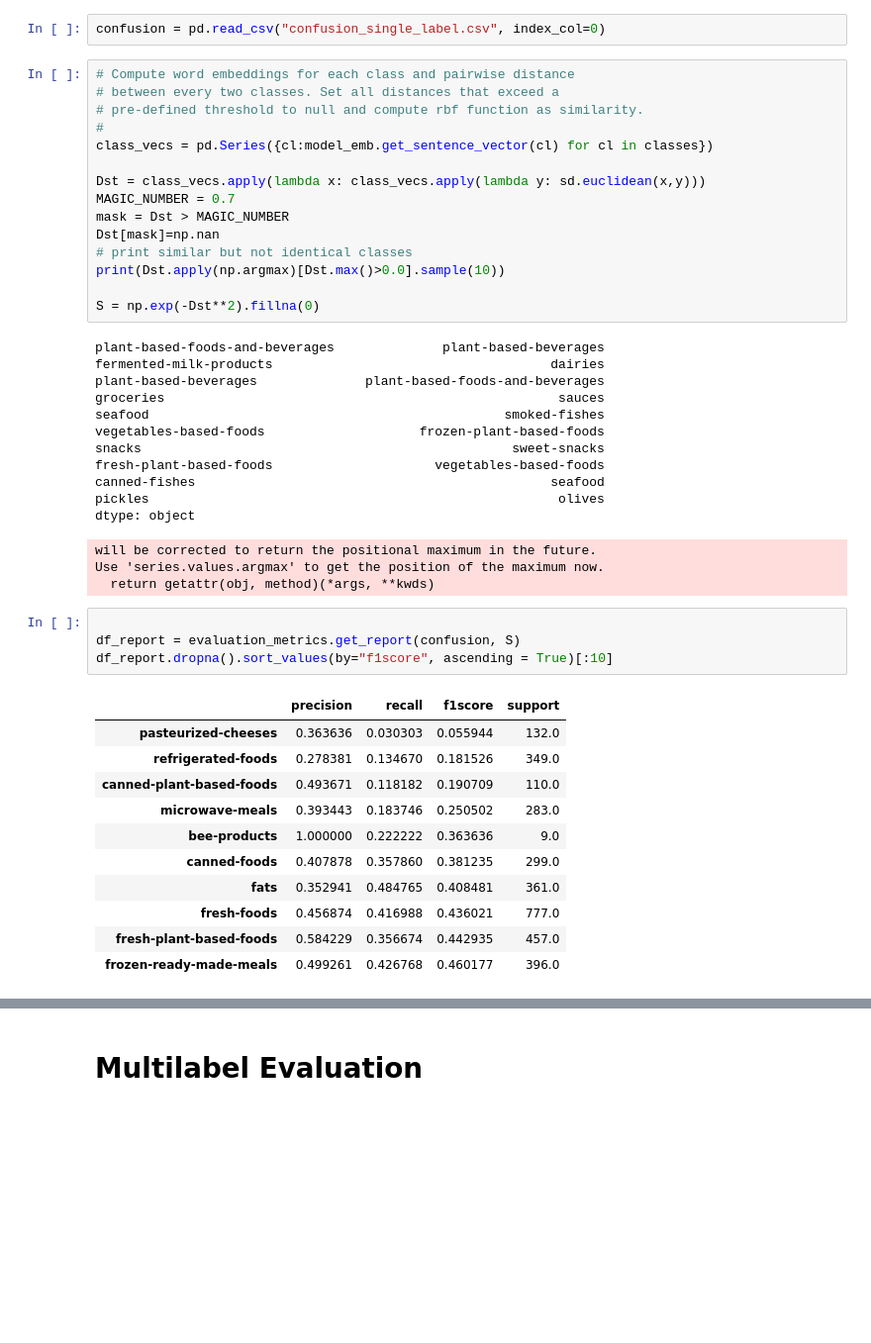
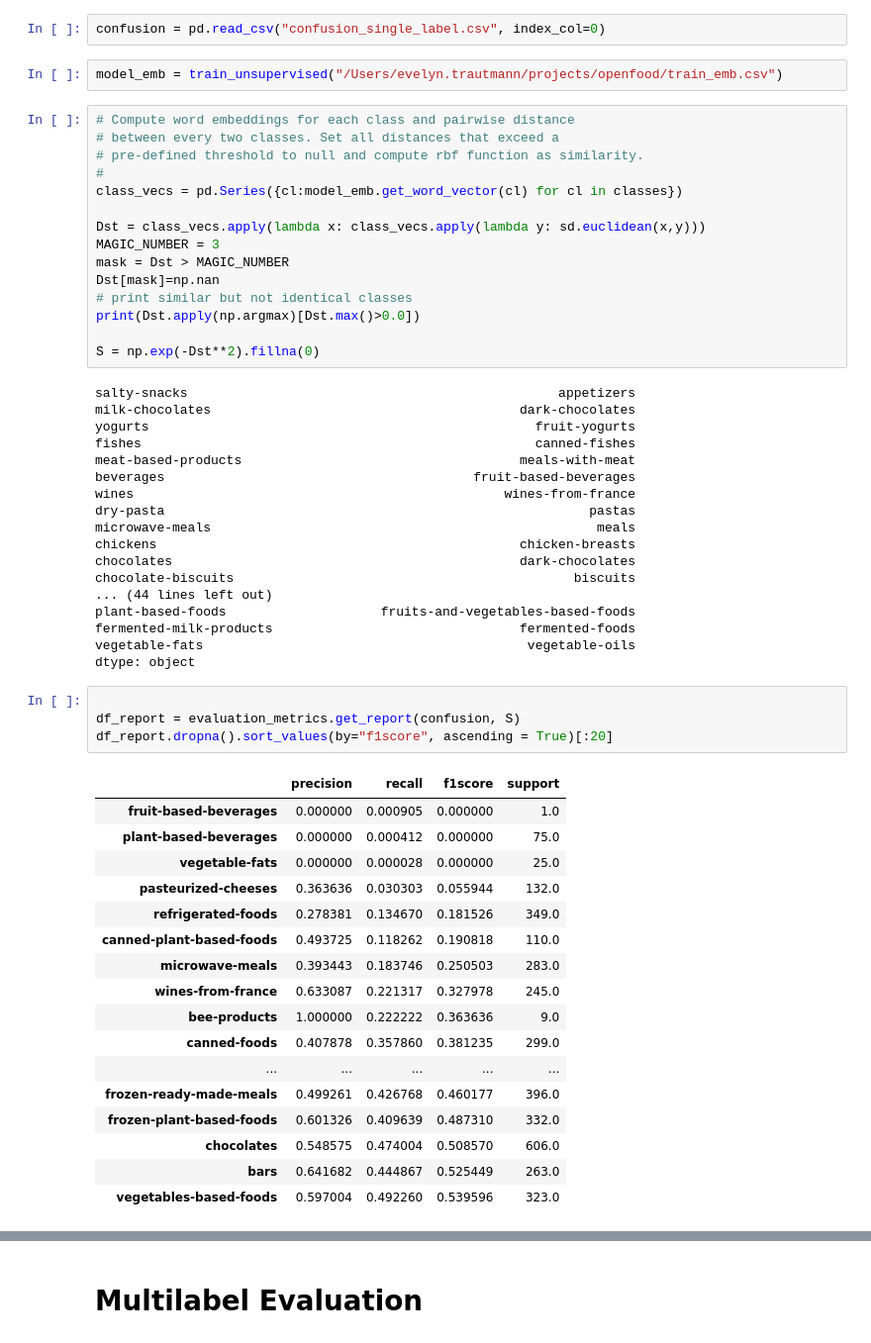
Before and after one commit to metterlein/evaluate_supervised, a Jupyter notebook: OpenFoodFactExample.ipynb, the cells around one changed output, grey strips where cells are left out. Shown: that part at 99% size. Cells and saved outputs as stored; diff of their text form; blank space fills up the shorter version.

Commit message:
compute word instead of sentence vectors

```diff
--- a/OpenFoodFactExample.ipynb
+++ b/OpenFoodFactExample.ipynb
@@ -258,52 +258,63 @@ Wall time: 3min 41s
 evaluation_metrics.get_confusion??
 # %%
 confusion = pd.read_csv("confusion_single_label.csv", index_col=0)
+# %%
+model_emb = train_unsupervised("/Users/evelyn.trautmann/projects/openfood/train_emb.csv")
 # %%
 # Compute word embeddings for each class and pairwise distance
 # between every two classes. Set all distances that exceed a
 # pre-defined threshold to null and compute rbf function as similarity.
 #
-class_vecs = pd.Series({cl:model_emb.get_sentence_vector(cl) for cl in classes})
+class_vecs = pd.Series({cl:model_emb.get_word_vector(cl) for cl in classes})
 
 Dst = class_vecs.apply(lambda x: class_vecs.apply(lambda y: sd.euclidean(x,y)))
-MAGIC_NUMBER = 0.7
+MAGIC_NUMBER = 3
 mask = Dst > MAGIC_NUMBER
 Dst[mask]=np.nan
 # print similar but not identical classes
-print(Dst.apply(np.argmax)[Dst.max()>0.0].sample(10))
+print(Dst.apply(np.argmax)[Dst.max()>0.0])
 
 S = np.exp(-Dst**2).fillna(0)
 # %% [output]
-plant-based-foods-and-beverages              plant-based-beverages
-fermented-milk-products                                    dairies
-plant-based-beverages              plant-based-foods-and-beverages
-groceries                                                   sauces
-seafood                                              smoked-fishes
-vegetables-based-foods                    frozen-plant-based-foods
-snacks                                                sweet-snacks
-fresh-plant-based-foods                     vegetables-based-foods
-canned-fishes                                              seafood
-pickles                                                     olives
+salty-snacks                                                appetizers
+milk-chocolates                                        dark-chocolates
+yogurts                                                  fruit-yogurts
+fishes                                                   canned-fishes
+meat-based-products                                    meals-with-meat
+beverages                                        fruit-based-beverages
+wines                                                wines-from-france
+dry-pasta                                                       pastas
+microwave-meals                                                  meals
+chickens                                               chicken-breasts
+chocolates                                             dark-chocolates
+chocolate-biscuits                                            biscuits
+... (44 lines left out)
+plant-based-foods                    fruits-and-vegetables-based-foods
+fermented-milk-products                                fermented-foods
+vegetable-fats                                          vegetable-oils
 dtype: object
-will be corrected to return the positional maximum in the future.
-Use 'series.values.argmax' to get the position of the maximum now.
-  return getattr(obj, method)(*args, **kwds)
 # %%
 
 df_report = evaluation_metrics.get_report(confusion, S)
-df_report.dropna().sort_values(by="f1score", ascending = True)[:10]
+df_report.dropna().sort_values(by="f1score", ascending = True)[:20]
 # %% [output]
 |  | precision | recall | f1score | support |
+| fruit-based-beverages | 0.000000 | 0.000905 | 0.000000 | 1.0 |
+| plant-based-beverages | 0.000000 | 0.000412 | 0.000000 | 75.0 |
+| vegetable-fats | 0.000000 | 0.000028 | 0.000000 | 25.0 |
 | pasteurized-cheeses | 0.363636 | 0.030303 | 0.055944 | 132.0 |
 | refrigerated-foods | 0.278381 | 0.134670 | 0.181526 | 349.0 |
-| canned-plant-based-foods | 0.493671 | 0.118182 | 0.190709 | 110.0 |
-| microwave-meals | 0.393443 | 0.183746 | 0.250502 | 283.0 |
+| canned-plant-based-foods | 0.493725 | 0.118262 | 0.190818 | 110.0 |
+| microwave-meals | 0.393443 | 0.183746 | 0.250503 | 283.0 |
+| wines-from-france | 0.633087 | 0.221317 | 0.327978 | 245.0 |
 | bee-products | 1.000000 | 0.222222 | 0.363636 | 9.0 |
 | canned-foods | 0.407878 | 0.357860 | 0.381235 | 299.0 |
-| fats | 0.352941 | 0.484765 | 0.408481 | 361.0 |
-| fresh-foods | 0.456874 | 0.416988 | 0.436021 | 777.0 |
-| fresh-plant-based-foods | 0.584229 | 0.356674 | 0.442935 | 457.0 |
+| ... | ... | ... | ... | ... |
 | frozen-ready-made-meals | 0.499261 | 0.426768 | 0.460177 | 396.0 |
+| frozen-plant-based-foods | 0.601326 | 0.409639 | 0.487310 | 332.0 |
+| chocolates | 0.548575 | 0.474004 | 0.508570 | 606.0 |
+| bars | 0.641682 | 0.444867 | 0.525449 | 263.0 |
+| vegetables-based-foods | 0.597004 | 0.492260 | 0.539596 | 323.0 |
 # %%
 evaluation_metrics.get_summary(df_report, confusion, S)
 # %% [output]
```
Also changed, not shown: parts of 8 cells of this notebook.
